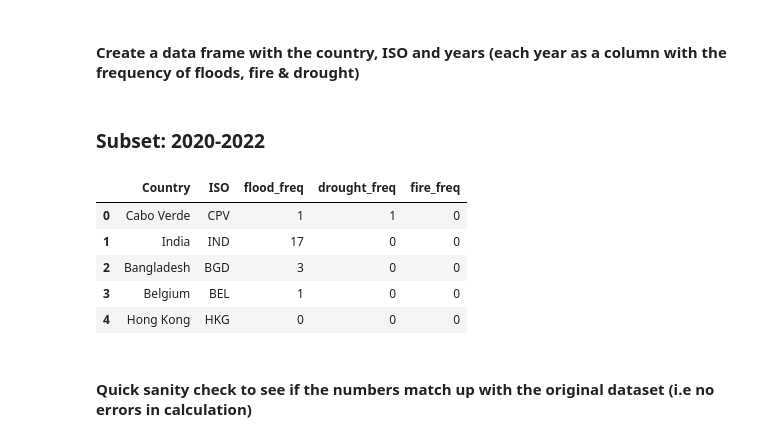
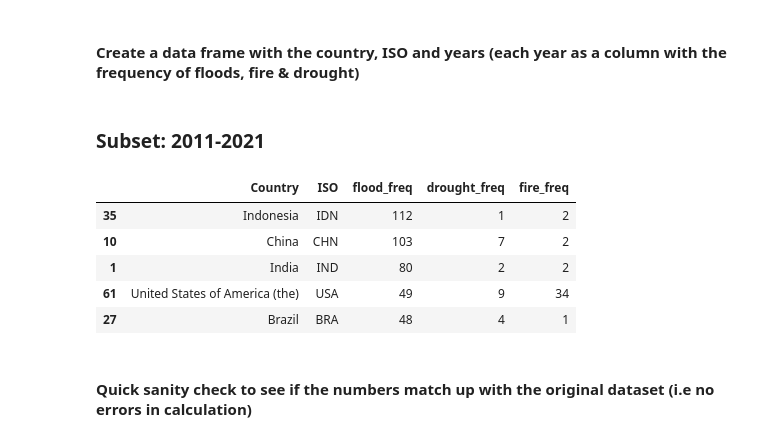
Before and after one commit to NLSanyu/CA682-Data-Visualization, a Jupyter notebook: EM-DAT Data Exploration.ipynb, the cells around one changed output. Drawn from its saved outputs; the diff is of its cells as text; code cells hidden in the pictures.

```diff
--- a/EM-DAT Data Exploration.ipynb
+++ b/EM-DAT Data Exploration.ipynb
@@ -167,5 +168,5 @@ dtype: int64
 # %%
-climate_related_disasters = ["Flood", "Storm", "Drought", "Extreme temperature", "Wildfire", "Glacial lake outburst"]
+climate_related_disasters = ["Extreme temperature", "Flood", "Storm", "Drought", "Wildfire", "Glacial lake outburst"]
 df_rows_reduced = df_cols_reduced[df_cols_reduced["Disaster Type"].isin(climate_related_disasters)]
 df_rows_reduced.head()
 # %% [output]
@@ -563,19 +511,20 @@ def create_frequency_df(df):
   frequency_df = pd.DataFrame.from_records(data)
   return frequency_df
 # %% [markdown]
-### Subset: 2020-2022
+### Subset: 2011-2021
 # %%
-chosen_years_recent = [2020, 2021, 2022]
-cleaned_df_subset_3 = cleaned_df[cleaned_df["Year"].isin(chosen_years_recent)]
+chosen_years_recent = [2011, 2012, 2013, 2014, 2015, 2016, 2017, 2018, 2019, 2020, 2021]
+cleaned_df_subset_3 = cleaned_df_subset[cleaned_df_subset["Year"].isin(chosen_years_recent)]
 freq_df = create_frequency_df(cleaned_df_subset_3)
-freq_df.head()
+freq_df.sort_values(by=["flood_freq"], ascending=False, inplace=True)
+freq_df.head(5)
 # %% [output]
 |  | Country | ISO | flood_freq | drought_freq | fire_freq |
-| 0 | Cabo Verde | CPV | 1 | 1 | 0 |
-| 1 | India | IND | 17 | 0 | 0 |
-| 2 | Bangladesh | BGD | 3 | 0 | 0 |
-| 3 | Belgium | BEL | 1 | 0 | 0 |
-| 4 | Hong Kong | HKG | 0 | 0 | 0 |
+| 35 | Indonesia | IDN | 112 | 1 | 2 |
+| 10 | China | CHN | 103 | 7 | 2 |
+| 1 | India | IND | 80 | 2 | 2 |
+| 61 | United States of America (the) | USA | 49 | 9 | 34 |
+| 27 | Brazil | BRA | 48 | 4 | 1 |
 # %% [markdown]
 #### Quick sanity check to see if the numbers match up with the original dataset (i.e no errors in calculation)
 # %%
```
Also changed, not shown: parts of 47 cells of this notebook.
